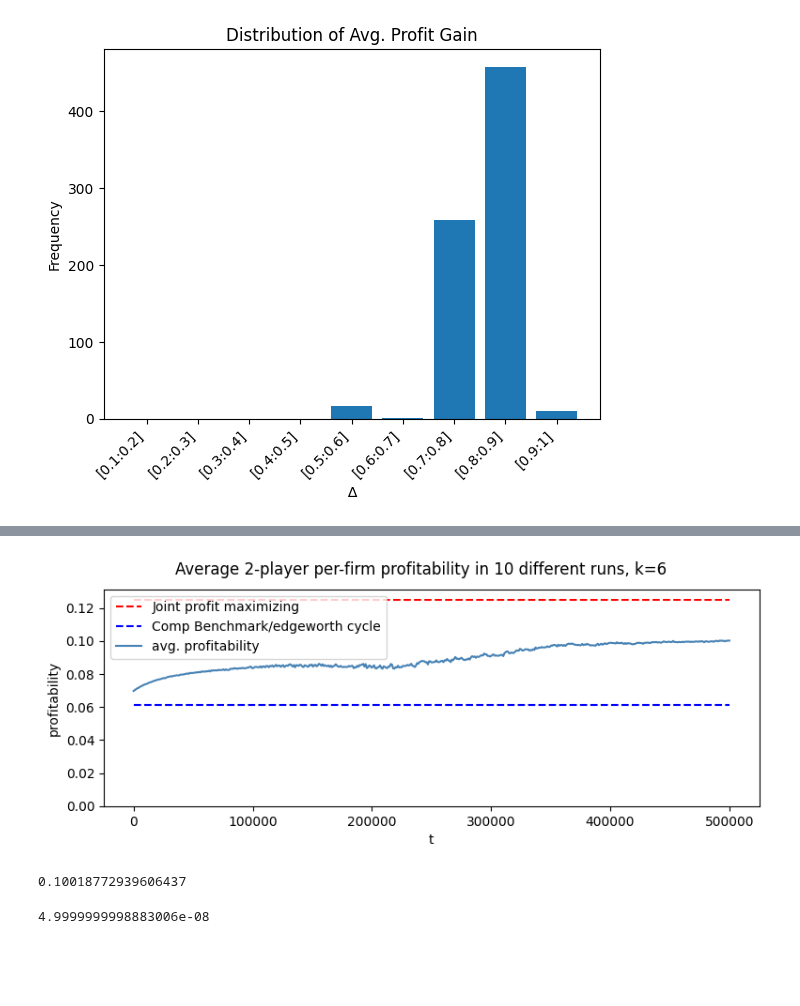
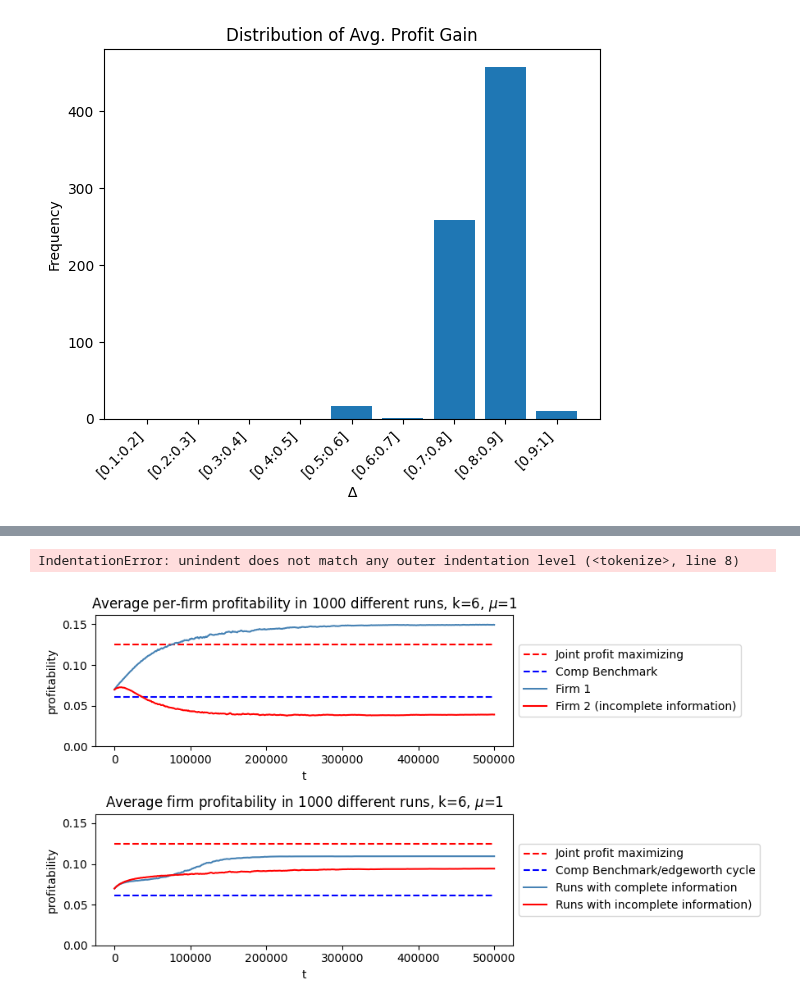
Before and after one commit to nicklasbusk/Bachelorprojekt, a Jupyter notebook: Code/q_learning.ipynb, the cells around one changed output, grey strips where cells are left out. Drawn from its saved outputs; the diff is of its cells as text; code cells hidden in the pictures; blank space fills up the shorter version.

```diff
--- a/Code/q_learning.ipynb
+++ b/Code/q_learning.ipynb
@@ -342,4 +350,6 @@ def run_sim_Q_Asym(n, k):
     res2=np.divide(summed_profit2, n)
     avg_avg_profitabilities = np.divide(summed_avg_profitabilities, n)
     return avg_avg_profitabilities,res1, res2
+# %%
+avg_prof, prof1, prof2, avg_prof_gain= run_sim_Q(1000, np.linspace(0,1,7))
 # %%
@@ -752,24 +423,13 @@ avg_avg, res1, res2 = run_sim_Q_Asym(1000, np.linspace(0, 1, 7))
-# %%
-fig, axs = plt.subplots(1, 1, figsize=(9,3))
-fig.suptitle("Average 2-player per-firm profitability in {} different runs, k={}".format(10, 6))
-axs.set_xlabel("t")
-axs.set_ylabel("profitability")
-xs = np.linspace(0, 500000, 499)
-axs.set_ylim(0.00, 0.125+(0.125*0.05))
-axs.hlines(0.125, xmin=xs[0], xmax=xs[-1], colors='red', linestyles='dashed', label='Joint profit maximizing')
-axs.hlines(0.0611, xmin=xs[0], xmax=xs[-1], colors='blue', linestyles='dashed', label='Comp Benchmark/edgeworth cycle')#konstant taget fra johanne og morten
-axs.plot(xs, avg_avg, color="steelblue", label = "avg. profitability")
-axs.legend()  # Show the legend to display the label of the newly added line
-plt.show()
-# %% [output]
-[figure, removed]
-# %%
-avg_avg[498]
-# %% [output]
-0.10018772939606437
-# %%
-theta = -((1/1000000) ** (1/500000)) + 1 # theta being a decay parameter
-x = 0.05*(1 - theta) ** 500000
-print(x)
-# %% [output]
-4.9999999998883006e-08
+# %%
+liste=[0.00625,0.0125,0.025,0.05, 0.1, 0.2, 0.5,0.75,0.9,1]
+profiterne=[]
+denene=[]
+denanden=[]
+
+for i in liste:
+    avggg, bip, bop = run_sim_Q_Asym(10, np.linspace(0, 1, 7), i)
+    profiterne.append(avggg)
+    denene.append(bip)
+    denanden.append(bop)
+# %% [output]
+IndentationError: unindent does not match any outer indentation level (<tokenize>, line 8)
@@ -775,0 +438,35 @@ print(x)
+# %%
+#fig, axs = plt.subplots(2)
+test=9
+
+
+xs = np.linspace(0, 500000, 499)
+
+fig, axs = plt.subplots(2, figsize=(9,5))
+axs[0].title.set_text("Average per-firm profitability in {} different runs, k={}, $\mu$={}".format(1000, 6, liste[test]))
+axs[0].set_xlabel("t")
+axs[0].set_ylabel("profitability")
+axs[0].set_ylim(0.00, 0.155+(0.125*0.05))
+
+axs[1].title.set_text("Average firm profitability in {} different runs, k={}, $\mu$={}".format(1000, 6, liste[test]))
+axs[1].set_xlabel("t")
+axs[1].set_ylabel("profitability")
+axs[1].set_ylim(0.00, 0.155+(0.125*0.05))
+
+
+axs[0].hlines(0.125, xmin=xs[0], xmax=xs[-1], colors='red', linestyles='dashed', label='Joint profit maximizing')
+axs[0].hlines(0.0611, xmin=xs[0], xmax=xs[-1], colors='blue', linestyles='dashed', label='Comp Benchmark')#konstant taget fra johanne og morten
+axs[0].plot(xs, denene[test], color="steelblue", label = "Firm 1")
+axs[0].plot(xs, denanden[test], color="red", label = "Firm 2 (incomplete information)")
+axs[0].legend(loc='center left', bbox_to_anchor=(1, 0.5))  # Show the legend to display the label of the newly added line
+
+axs[1].hlines(0.125, xmin=xs[0], xmax=xs[-1], colors='red', linestyles='dashed', label='Joint profit maximizing')
+axs[1].hlines(0.0611, xmin=xs[0], xmax=xs[-1], colors='blue', linestyles='dashed', label='Comp Benchmark/edgeworth cycle')#konstant taget fra johanne og morten
+axs[1].plot(xs, avg_prof, color="steelblue", label = "Runs with complete information")
+axs[1].plot(xs, profiterne[test], color="red", label = "Runs with incomplete information)")
+axs[1].legend(loc='center left', bbox_to_anchor=(1, 0.5))  # Show the legend to display the label of the newly added line
+
+plt.tight_layout()
+plt.savefig('/Users/nicklasjensen/Desktop/Bachelor/gemteplots/q-learning{}.png'.format(liste[test]))
+# %% [output]
+[figure, added]
```
Also changed, not shown: parts of 31 cells of this notebook, 6 other files.
